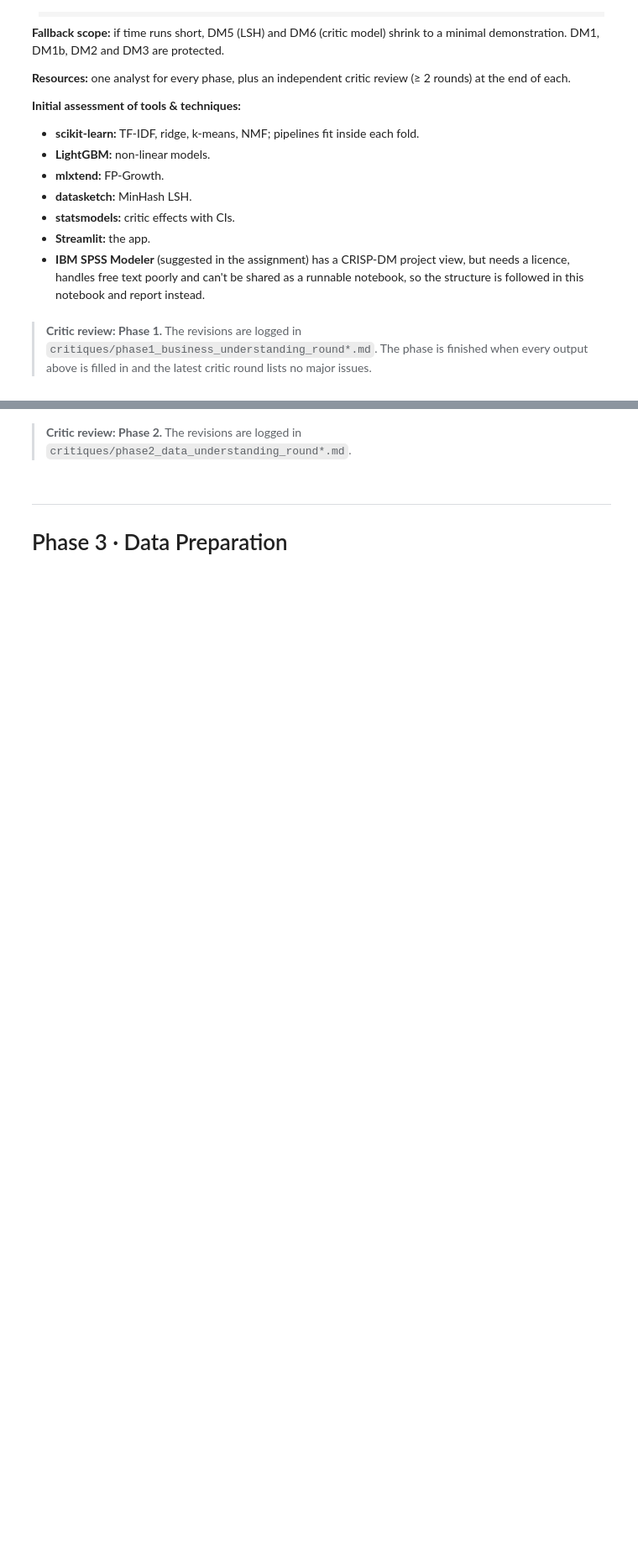
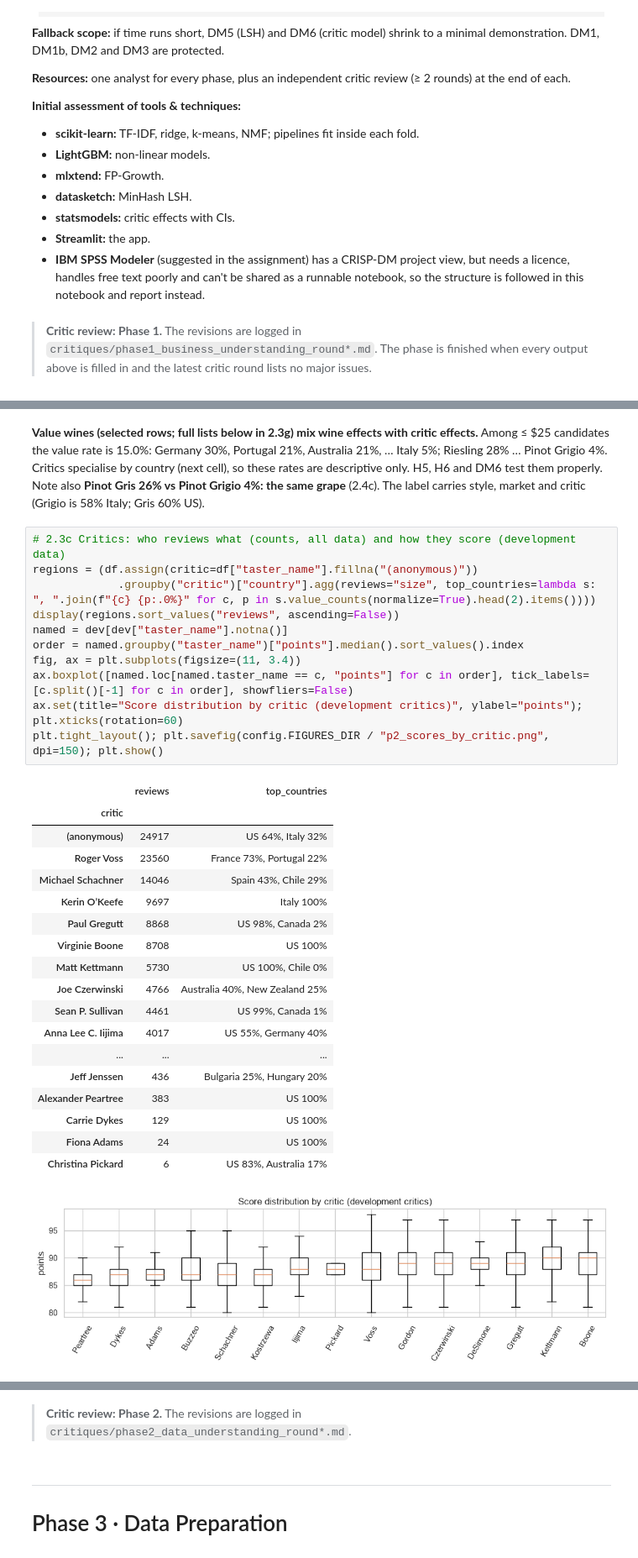
Before and after one commit to anita-agasaveeran/Assignment4, a Jupyter notebook: 01_CRISP-DM_Wine_Value/notebooks/CRISP_DM_Wine_Value.ipynb, the cells around one changed output, grey strips where cells are left out. Shown at 84% size. Cells and saved outputs as stored; diff of their text form; blank space fills up the shorter version.

```diff
--- a/01_CRISP-DM_Wine_Value/notebooks/CRISP_DM_Wine_Value.ipynb
+++ b/01_CRISP-DM_Wine_Value/notebooks/CRISP_DM_Wine_Value.ipynb
@@ -645,0 +780,33 @@ Dates assume work started 2026-11-03. `instructions.txt` gives no due date. **Th
+# %% [markdown]
+**Value wines (selected rows; full lists below in 2.3g) mix wine effects with critic effects.** Among ≤ $25 candidates the value rate is 15.0%: Germany 30%, Portugal 21%, Australia 21%, … Italy 5%; Riesling 28% … Pinot Grigio 4%. Critics specialise by country (next cell), so these rates are descriptive only. H5, H6 and DM6 test them properly. Note also **Pinot Gris 26% vs Pinot Grigio 4%: the same grape** (2.4c). The label carries style, market and critic (Grigio is 58% Italy; Gris 60% US).
+# %%
+# 2.3c Critics: who reviews what (counts, all data) and how they score (development data)
+regions = (df.assign(critic=df["taster_name"].fillna("(anonymous)"))
+             .groupby("critic")["country"].agg(reviews="size", top_countries=lambda s: ", ".join(f"{c} {p:.0%}" for c, p in s.value_counts(normalize=True).head(2).items())))
+display(regions.sort_values("reviews", ascending=False))
+named = dev[dev["taster_name"].notna()]
+order = named.groupby("taster_name")["points"].median().sort_values().index
+fig, ax = plt.subplots(figsize=(11, 3.4))
+ax.boxplot([named.loc[named.taster_name == c, "points"] for c in order], tick_labels=[c.split()[-1] for c in order], showfliers=False)
+ax.set(title="Score distribution by critic (development critics)", ylabel="points"); plt.xticks(rotation=60)
+plt.tight_layout(); plt.savefig(config.FIGURES_DIR / "p2_scores_by_critic.png", dpi=150); plt.show()
+# %% [output]
+|  | reviews | top_countries |
+| critic |  |  |
+| (anonymous) | 24917 | US 64%, Italy 32% |
+| Roger Voss | 23560 | France 73%, Portugal 22% |
+| Michael Schachner | 14046 | Spain 43%, Chile 29% |
+| Kerin O’Keefe | 9697 | Italy 100% |
+| Paul Gregutt | 8868 | US 98%, Canada 2% |
+| Virginie Boone | 8708 | US 100% |
+| Matt Kettmann | 5730 | US 100%, Chile 0% |
+| Joe Czerwinski | 4766 | Australia 40%, New Zealand 25% |
+| Sean P. Sullivan | 4461 | US 99%, Canada 1% |
+| Anna Lee C. Iijima | 4017 | US 55%, Germany 40% |
+| ... | ... | ... |
+| Jeff Jenssen | 436 | Bulgaria 25%, Hungary 20% |
+| Alexander Peartree | 383 | US 100% |
+| Carrie Dykes | 129 | US 100% |
+| Fiona Adams | 24 | US 100% |
+| Christina Pickard | 6 | US 83%, Australia 17% |
+[figure, added]
```
Also changed, not shown: parts of 48 cells of this notebook, 15 other files.
